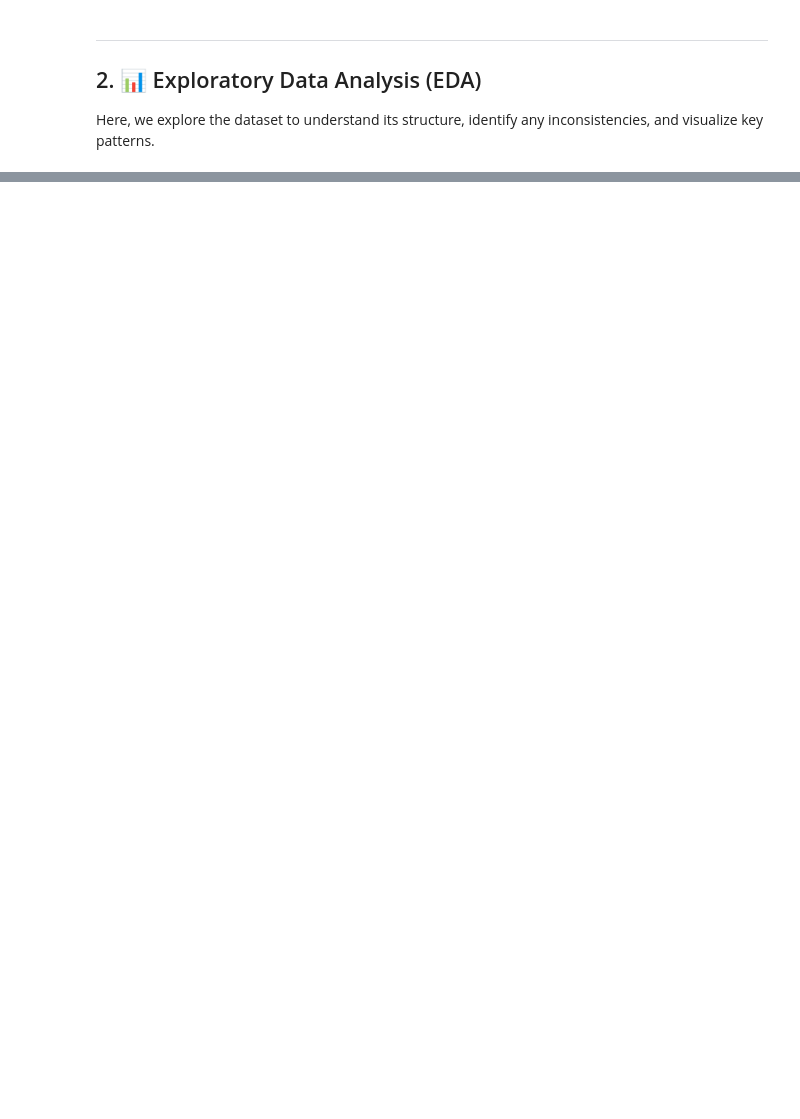
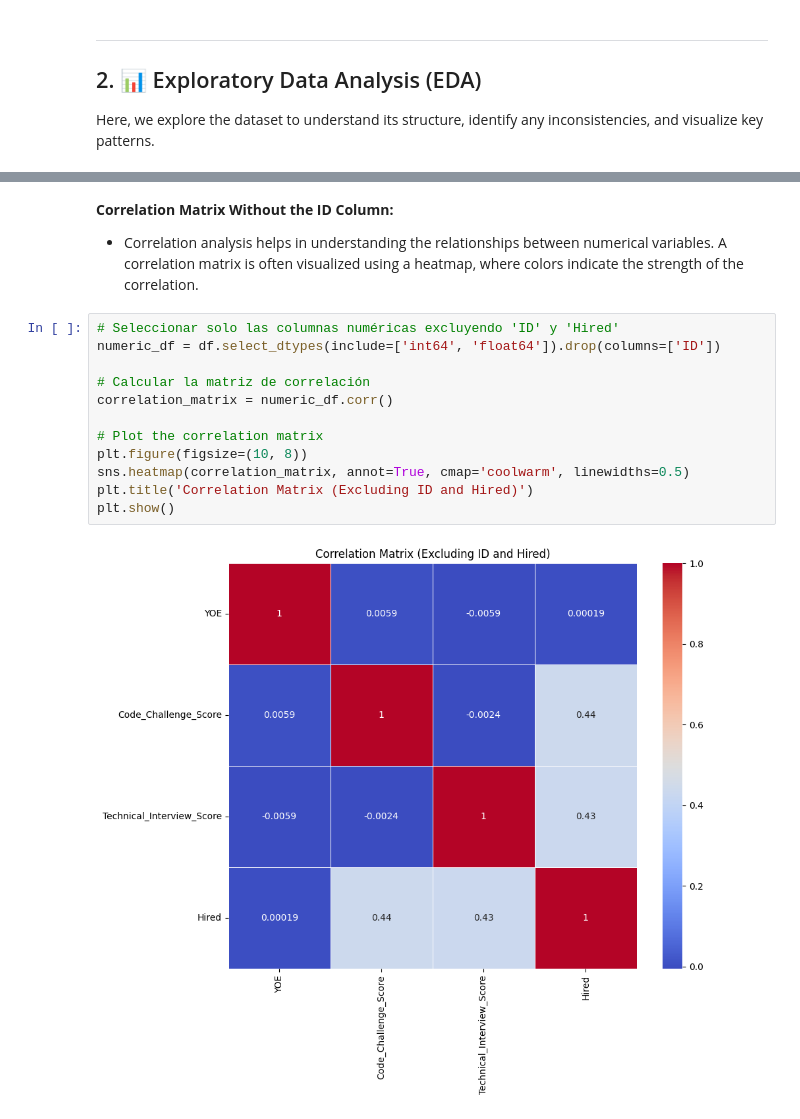
Before and after one commit to alej0909/Workshop_ETL, a Jupyter notebook: notebooks/data_cleaning_and_analysis.ipynb, the cells around one changed output, grey strips where cells are left out. Saved outputs shown, nothing was run; the diff lists cells and outputs as text; blank space fills up the shorter version.

```diff
--- a/notebooks/data_cleaning_and_analysis.ipynb
+++ b/notebooks/data_cleaning_and_analysis.ipynb
@@ -47,0 +263,17 @@ Here, we explore the dataset to understand its structure, identify any inconsist
+# %% [markdown]
+**Correlation Matrix Without the ID Column:**
+- Correlation analysis helps in understanding the relationships between numerical variables. A correlation matrix is often visualized using a heatmap, where colors indicate the strength of the correlation.
+# %%
+# Seleccionar solo las columnas numéricas excluyendo 'ID' y 'Hired'
+numeric_df = df.select_dtypes(include=['int64', 'float64']).drop(columns=['ID'])
+
+# Calcular la matriz de correlación
+correlation_matrix = numeric_df.corr()
+
+# Plot the correlation matrix
+plt.figure(figsize=(10, 8))
+sns.heatmap(correlation_matrix, annot=True, cmap='coolwarm', linewidths=0.5)
+plt.title('Correlation Matrix (Excluding ID and Hired)')
+plt.show()
+# %% [output]
+[figure, added]
```
Also changed, not shown: parts of 39 cells of this notebook, 2 other files.
